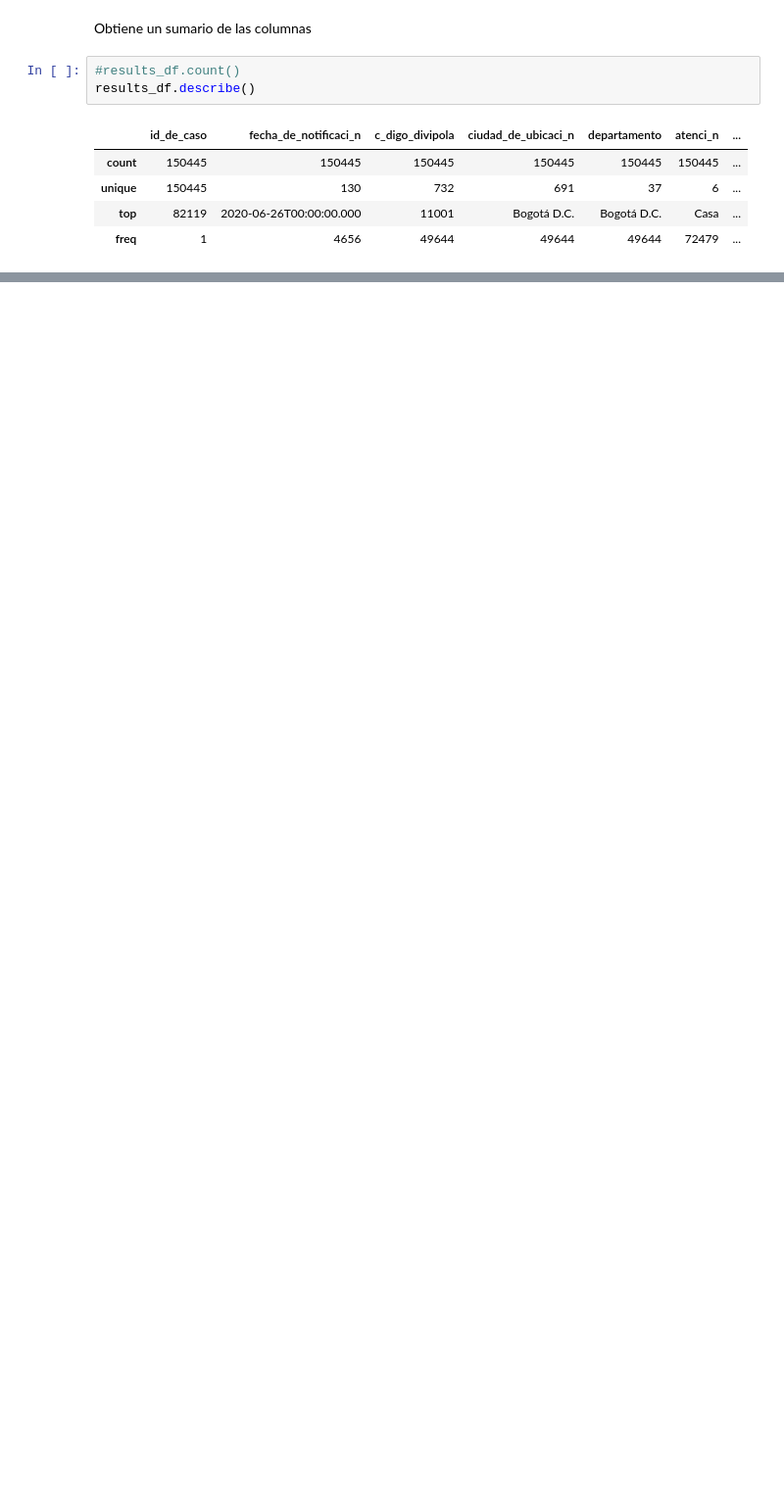
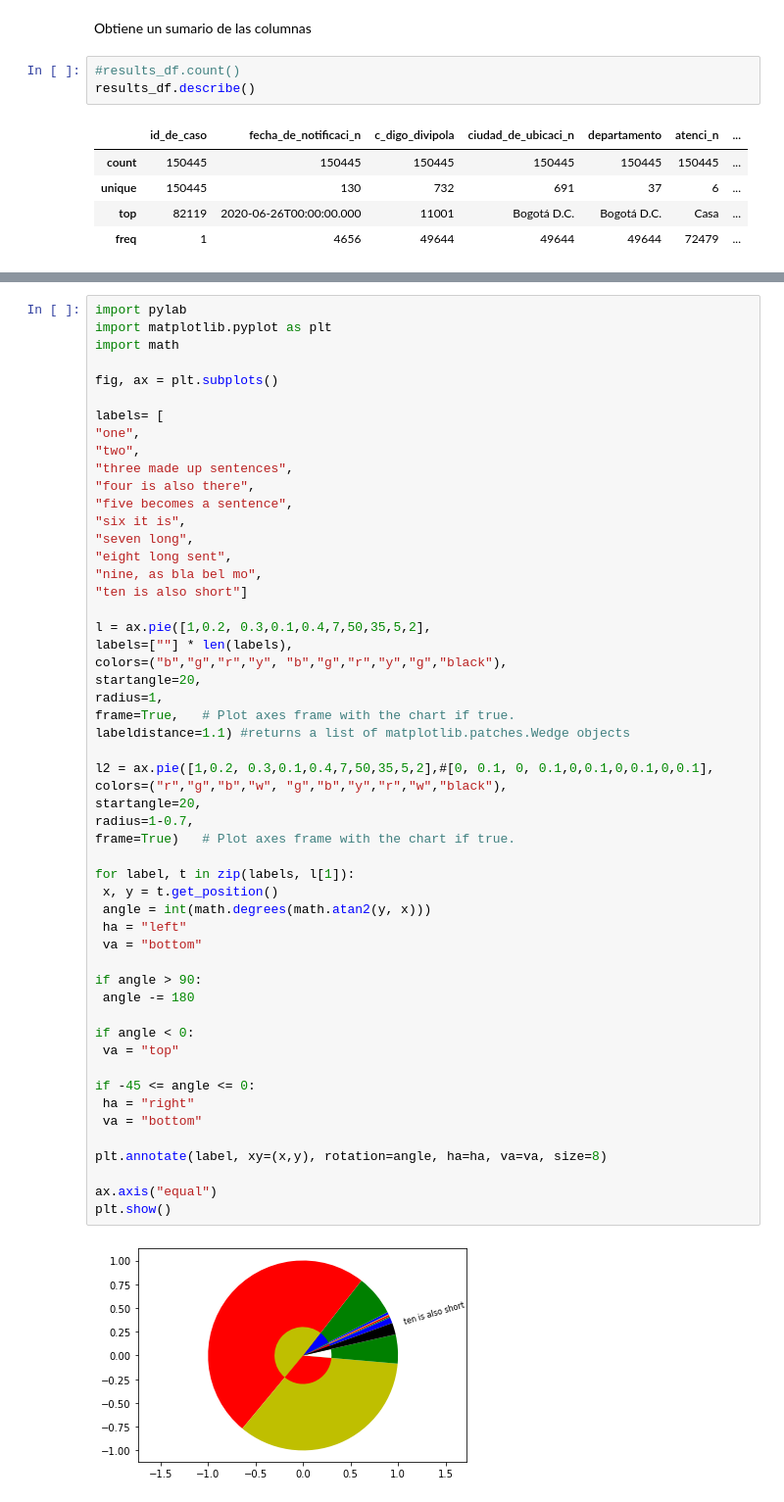
Before and after one commit to calcoach/covidStatistics, a Jupyter notebook: Statistics_covid2019.ipynb, the cells around one changed output, grey strips where cells are left out. Shown at 98% size. Saved outputs shown, nothing was run; the diff lists cells and outputs as text; blank space fills up the shorter version.

```diff
--- a/Statistics_covid2019.ipynb
+++ b/Statistics_covid2019.ipynb
@@ -124,0 +146,55 @@ NameError: ignored
+# %%
+import pylab
+import matplotlib.pyplot as plt
+import math
+
+fig, ax = plt.subplots()
+
+labels= [
+"one",
+"two",
+"three made up sentences",
+"four is also there",
+"five becomes a sentence",
+"six it is",
+"seven long",
+"eight long sent",
+"nine, as bla bel mo",
+"ten is also short"]
+
+l = ax.pie([1,0.2, 0.3,0.1,0.4,7,50,35,5,2],
+labels=[""] * len(labels),
+colors=("b","g","r","y", "b","g","r","y","g","black"),
+startangle=20,
+radius=1,
+frame=True,   # Plot axes frame with the chart if true.
+labeldistance=1.1) #returns a list of matplotlib.patches.Wedge objects
+
+l2 = ax.pie([1,0.2, 0.3,0.1,0.4,7,50,35,5,2],#[0, 0.1, 0, 0.1,0,0.1,0,0.1,0,0.1],
+colors=("r","g","b","w", "g","b","y","r","w","black"),
+startangle=20,
+radius=1-0.7,
+frame=True)   # Plot axes frame with the chart if true.
+
+for label, t in zip(labels, l[1]):
+ x, y = t.get_position()
+ angle = int(math.degrees(math.atan2(y, x)))
+ ha = "left"
+ va = "bottom"
+
+if angle > 90:
+ angle -= 180
+
+if angle < 0:
+ va = "top"
+
+if -45 <= angle <= 0:
+ ha = "right"
+ va = "bottom"
+
+plt.annotate(label, xy=(x,y), rotation=angle, ha=ha, va=va, size=8)
+
+ax.axis("equal")
+plt.show()
+# %% [output]
+[figure, added]
```
Also changed, not shown: parts of 4 cells of this notebook.
